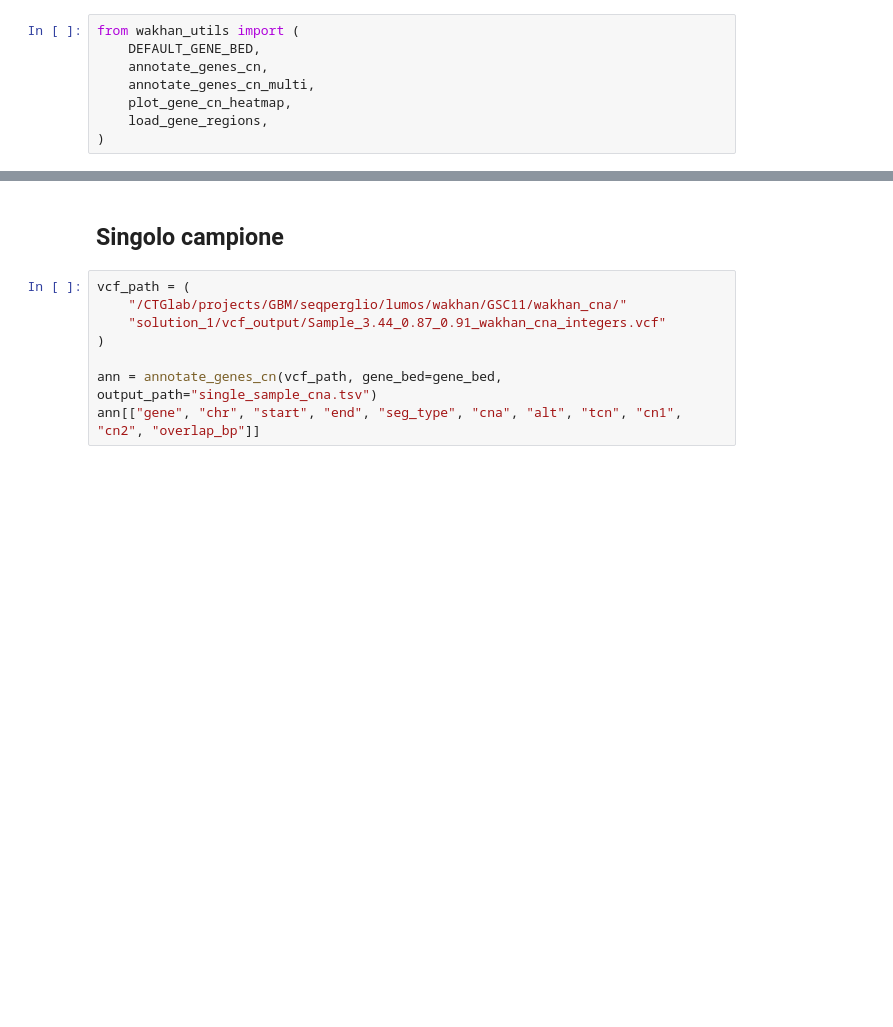
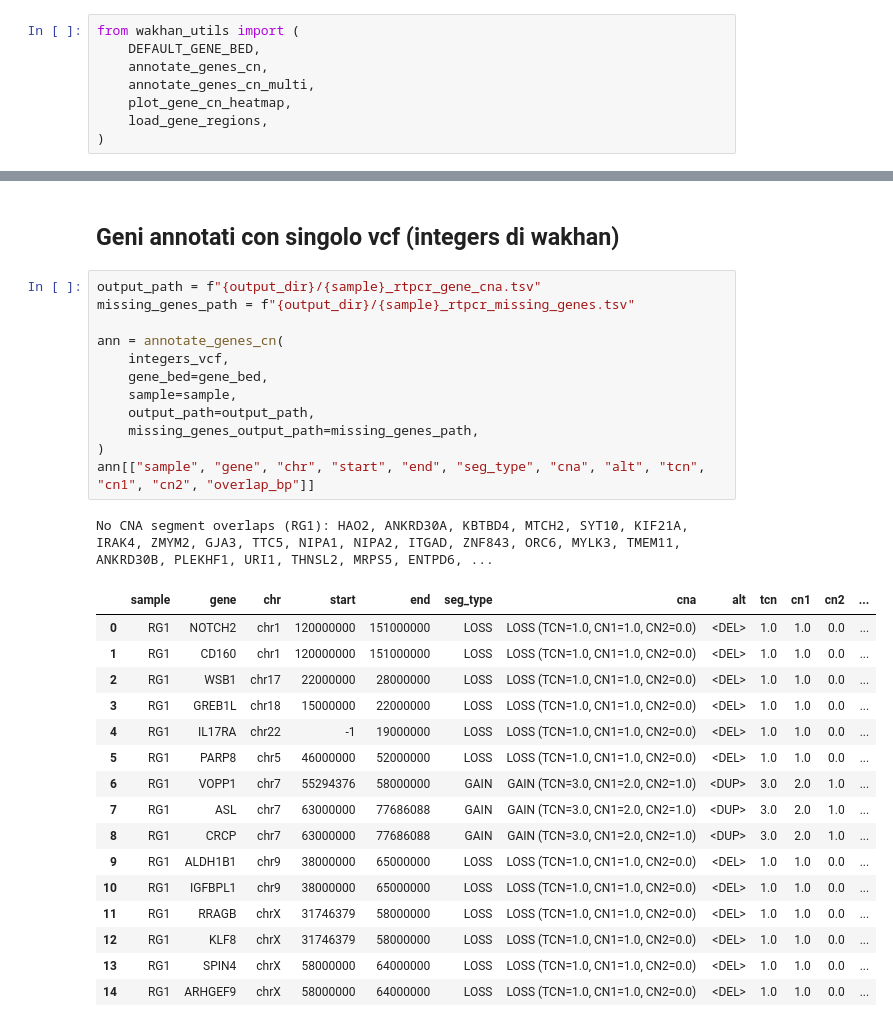
Before and after one commit to TommasoDucci/ONT-analysis, a Jupyter notebook: wakhan_utils/analyze_wakhan_cna.ipynb, the cells around one changed output, grey strips where cells are left out. Cells and saved outputs as stored; diff of their text form; blank space fills up the shorter version.

```diff
--- a/wakhan_utils/analyze_wakhan_cna.ipynb
+++ b/wakhan_utils/analyze_wakhan_cna.ipynb
@@ -43,10 +66,32 @@ load_gene_regions(gene_bed)
 # %% [markdown]
-## Singolo campione
+## Geni annotati con singolo vcf (integers di wakhan)
 # %%
-vcf_path = (
-    "/CTGlab/projects/GBM/seqperglio/lumos/wakhan/GSC11/wakhan_cna/"
-    "solution_1/vcf_output/Sample_3.44_0.87_0.91_wakhan_cna_integers.vcf"
+output_path = f"{output_dir}/{sample}_rtpcr_gene_cna.tsv"
+missing_genes_path = f"{output_dir}/{sample}_rtpcr_missing_genes.tsv"
+
+ann = annotate_genes_cn(
+    integers_vcf,
+    gene_bed=gene_bed,
+    sample=sample,
+    output_path=output_path,
+    missing_genes_output_path=missing_genes_path,
 )
-
-ann = annotate_genes_cn(vcf_path, gene_bed=gene_bed, output_path="single_sample_cna.tsv")
-ann[["gene", "chr", "start", "end", "seg_type", "cna", "alt", "tcn", "cn1", "cn2", "overlap_bp"]]
+ann[["sample", "gene", "chr", "start", "end", "seg_type", "cna", "alt", "tcn", "cn1", "cn2", "overlap_bp"]]
+# %% [output]
+No CNA segment overlaps (RG1): HAO2, ANKRD30A, KBTBD4, MTCH2, SYT10, KIF21A, IRAK4, ZMYM2, GJA3, TTC5, NIPA1, NIPA2, ITGAD, ZNF843, ORC6, MYLK3, TMEM11, ANKRD30B, PLEKHF1, URI1, THNSL2, MRPS5, ENTPD6, ...
+|  | sample | gene | chr | start | end | seg_type | cna | alt | tcn | cn1 | cn2 | ... |
+| 0 | RG1 | NOTCH2 | chr1 | 120000000 | 151000000 | LOSS | LOSS (TCN=1.0, CN1=1.0, CN2=0.0) | <DEL> | 1.0 | 1.0 | 0.0 | ... |
+| 1 | RG1 | CD160 | chr1 | 120000000 | 151000000 | LOSS | LOSS (TCN=1.0, CN1=1.0, CN2=0.0) | <DEL> | 1.0 | 1.0 | 0.0 | ... |
+| 2 | RG1 | WSB1 | chr17 | 22000000 | 28000000 | LOSS | LOSS (TCN=1.0, CN1=1.0, CN2=0.0) | <DEL> | 1.0 | 1.0 | 0.0 | ... |
+| 3 | RG1 | GREB1L | chr18 | 15000000 | 22000000 | LOSS | LOSS (TCN=1.0, CN1=1.0, CN2=0.0) | <DEL> | 1.0 | 1.0 | 0.0 | ... |
+| 4 | RG1 | IL17RA | chr22 | -1 | 19000000 | LOSS | LOSS (TCN=1.0, CN1=1.0, CN2=0.0) | <DEL> | 1.0 | 1.0 | 0.0 | ... |
+| 5 | RG1 | PARP8 | chr5 | 46000000 | 52000000 | LOSS | LOSS (TCN=1.0, CN1=1.0, CN2=0.0) | <DEL> | 1.0 | 1.0 | 0.0 | ... |
+| 6 | RG1 | VOPP1 | chr7 | 55294376 | 58000000 | GAIN | GAIN (TCN=3.0, CN1=2.0, CN2=1.0) | <DUP> | 3.0 | 2.0 | 1.0 | ... |
+| 7 | RG1 | ASL | chr7 | 63000000 | 77686088 | GAIN | GAIN (TCN=3.0, CN1=2.0, CN2=1.0) | <DUP> | 3.0 | 2.0 | 1.0 | ... |
+| 8 | RG1 | CRCP | chr7 | 63000000 | 77686088 | GAIN | GAIN (TCN=3.0, CN1=2.0, CN2=1.0) | <DUP> | 3.0 | 2.0 | 1.0 | ... |
+| 9 | RG1 | ALDH1B1 | chr9 | 38000000 | 65000000 | LOSS | LOSS (TCN=1.0, CN1=1.0, CN2=0.0) | <DEL> | 1.0 | 1.0 | 0.0 | ... |
+| 10 | RG1 | IGFBPL1 | chr9 | 38000000 | 65000000 | LOSS | LOSS (TCN=1.0, CN1=1.0, CN2=0.0) | <DEL> | 1.0 | 1.0 | 0.0 | ... |
+| 11 | RG1 | RRAGB | chrX | 31746379 | 58000000 | LOSS | LOSS (TCN=1.0, CN1=1.0, CN2=0.0) | <DEL> | 1.0 | 1.0 | 0.0 | ... |
+| 12 | RG1 | KLF8 | chrX | 31746379 | 58000000 | LOSS | LOSS (TCN=1.0, CN1=1.0, CN2=0.0) | <DEL> | 1.0 | 1.0 | 0.0 | ... |
+| 13 | RG1 | SPIN4 | chrX | 58000000 | 64000000 | LOSS | LOSS (TCN=1.0, CN1=1.0, CN2=0.0) | <DEL> | 1.0 | 1.0 | 0.0 | ... |
+| 14 | RG1 | ARHGEF9 | chrX | 58000000 | 64000000 | LOSS | LOSS (TCN=1.0, CN1=1.0, CN2=0.0) | <DEL> | 1.0 | 1.0 | 0.0 | ... |
```
Also changed, not shown: parts of 10 cells of this notebook, 2 other files.
